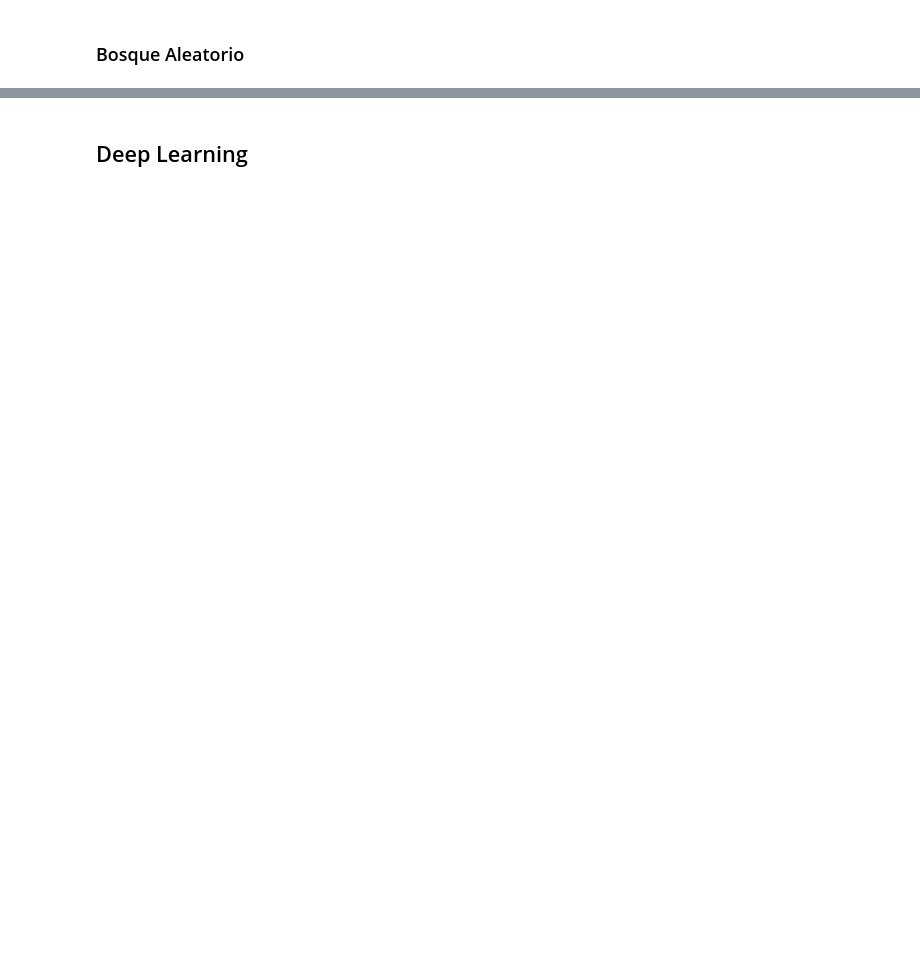
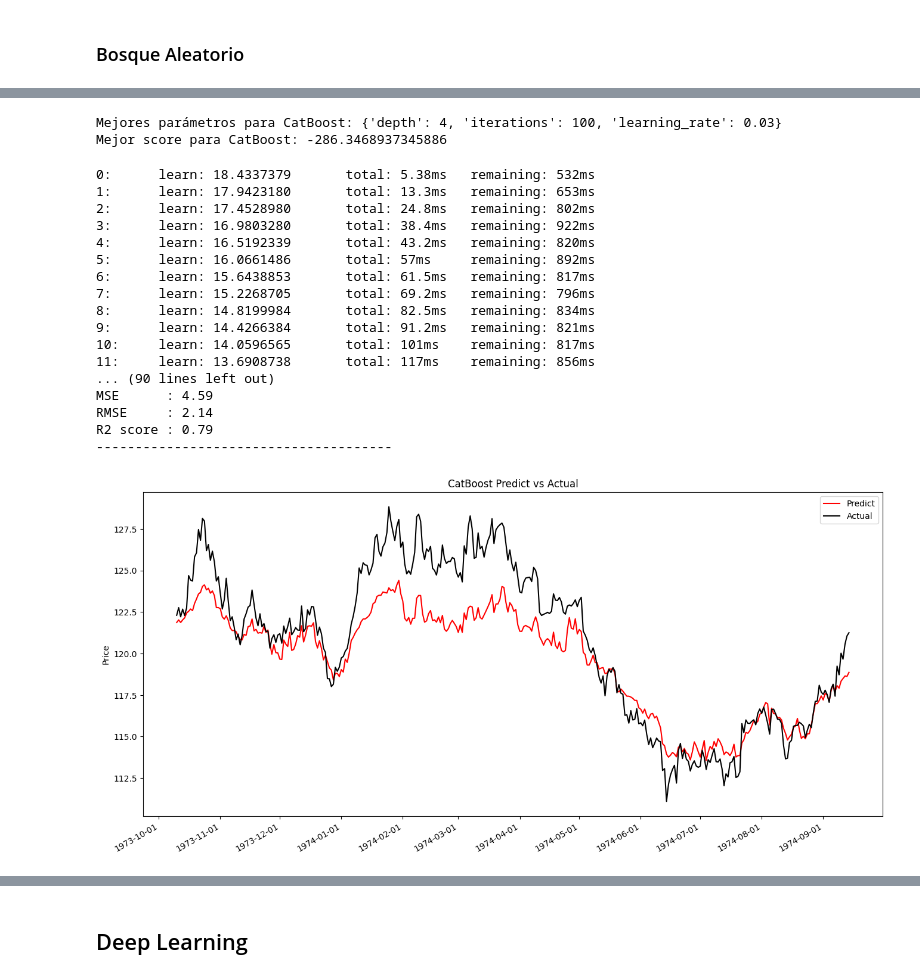
Before and after one commit to QuantConsulting/GOLD-FORECAST, a Jupyter notebook: notebooks/gold_prediction.ipynb, the cells around one changed output, grey strips where cells are left out. Cells and saved outputs as stored; diff of their text form; code cells hidden in the pictures; blank space fills up the shorter version.

```diff
--- a/notebooks/gold_prediction.ipynb
+++ b/notebooks/gold_prediction.ipynb
@@ -807,0 +799,50 @@ El Random Forest optimizado con GridSearch es el mejor modelo de los tres para p
+# %%
+import catboost as cb
+
+# Parámetros para CatBoost
+cb_params = {
+           'depth': [4,6,8,10],
+           'learning_rate' : [0.01,0.02,0.03],
+           'iterations'    : [10,20,40,60,80,100]
+           }
+
+# Creación del modelo CatBoost
+cb_model = cb.CatBoostRegressor()
+cb_gs = GridSearchCV(cb_model, cb_params, cv=3, scoring='neg_mean_squared_error')
+
+# Ejecución del Grid Search
+cb_gs.fit(X_train, y_train, verbose=False)  # Añade verbose=False para evitar logs detallados
+print("Mejores parámetros para CatBoost:", cb_gs.best_params_)
+print("Mejor score para CatBoost:", cb_gs.best_score_)
+# %% [output]
+Mejores parámetros para CatBoost: {'depth': 4, 'iterations': 100, 'learning_rate': 0.03}
+Mejor score para CatBoost: -286.3468937345886
+# %%
+import catboost as cb
+model = cb.CatBoostRegressor(
+    depth=4,
+    iterations= 100,
+    learning_rate= 0.03
+    )
+
+model.fit(X_train, y_train)
+rendimiento_modelo(model, "CatBoost", mse_dict, rmse_dict)
+# %% [output]
+0:      learn: 18.4337379       total: 5.38ms   remaining: 532ms
+1:      learn: 17.9423180       total: 13.3ms   remaining: 653ms
+2:      learn: 17.4528980       total: 24.8ms   remaining: 802ms
+3:      learn: 16.9803280       total: 38.4ms   remaining: 922ms
+4:      learn: 16.5192339       total: 43.2ms   remaining: 820ms
+5:      learn: 16.0661486       total: 57ms     remaining: 892ms
+6:      learn: 15.6438853       total: 61.5ms   remaining: 817ms
+7:      learn: 15.2268705       total: 69.2ms   remaining: 796ms
+8:      learn: 14.8199984       total: 82.5ms   remaining: 834ms
+9:      learn: 14.4266384       total: 91.2ms   remaining: 821ms
+10:     learn: 14.0596565       total: 101ms    remaining: 817ms
+11:     learn: 13.6908738       total: 117ms    remaining: 856ms
+... (90 lines left out)
+MSE      : 4.59
+RMSE     : 2.14
+R2 score : 0.79
+--------------------------------------
+[figure, added]
```
Also changed, not shown: parts of 20 cells of this notebook.
